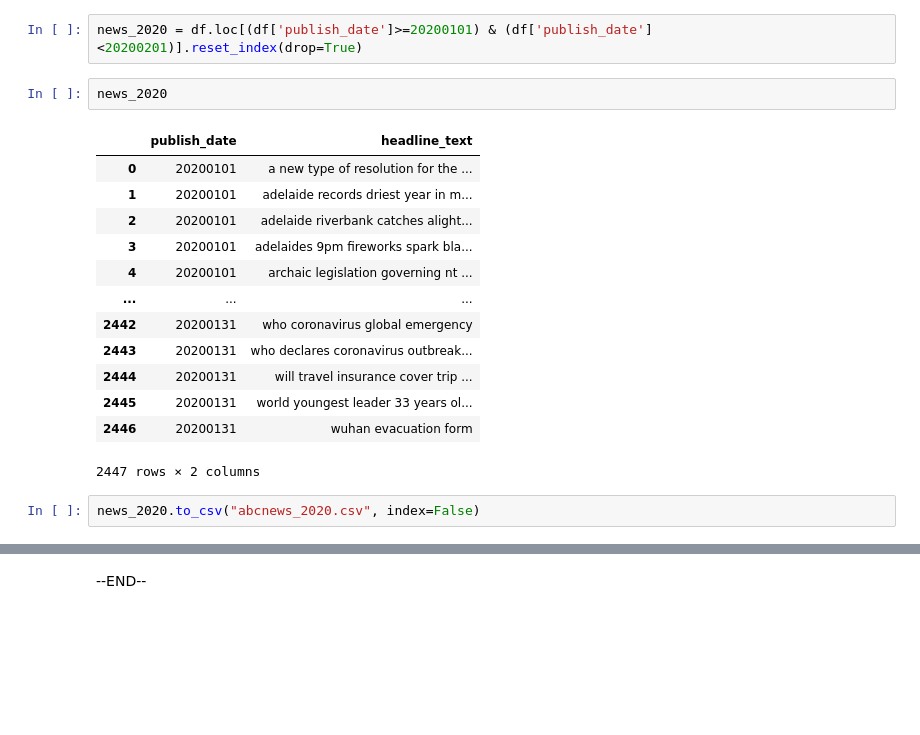
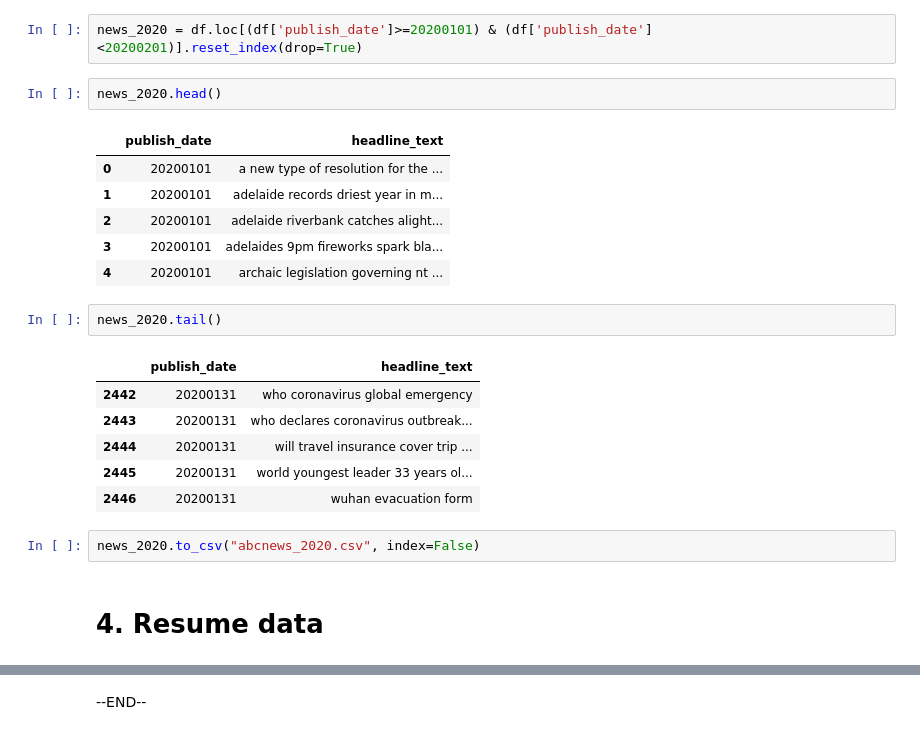
Before and after one commit to fastcampus-plan1/Online_DS_VectorDB, a Jupyter notebook: 02.Embedding Model 실습/00.Dataset 준비.ipynb, the cells around one changed output, grey strips where cells are left out. Drawn from its saved outputs; the diff is of its cells as text; blank space fills up the shorter version.

Commit message:
text 90% done image 50%

```diff
--- a/02.Embedding Model 실습/00.Dataset 준비.ipynb
+++ b/02.Embedding Model 실습/00.Dataset 준비.ipynb
@@ -134,20 +218,24 @@ df.publish_date.max(), df.publish_date.min()
 # %%
 news_2020 = df.loc[(df['publish_date']>=20200101) & (df['publish_date']<20200201)].reset_index(drop=True)
 # %%
-news_2020
+news_2020.head()
 # %% [output]
 |  | publish_date | headline_text |
 | 0 | 20200101 | a new type of resolution for the ... |
 | 1 | 20200101 | adelaide records driest year in m... |
 | 2 | 20200101 | adelaide riverbank catches alight... |
 | 3 | 20200101 | adelaides 9pm fireworks spark bla... |
 | 4 | 20200101 | archaic legislation governing nt ... |
-| ... | ... | ... |
-| 2442 | 20200131 | who coronavirus global emergency |
-| 2443 | 20200131 | who declares coronavirus outbreak... |
-| 2444 | 20200131 | will travel insurance cover trip ... |
-| 2445 | 20200131 | world youngest leader 33 years ol... |
-| 2446 | 20200131 | wuhan evacuation form |
-2447 rows × 2 columns
+# %%
+news_2020.tail()
+# %% [output]
+|  | publish_date | headline_text |
+| 2442 | 20200131 | who coronavirus global emergency |
+| 2443 | 20200131 | who declares coronavirus outbreak... |
+| 2444 | 20200131 | will travel insurance cover trip ... |
+| 2445 | 20200131 | world youngest leader 33 years ol... |
+| 2446 | 20200131 | wuhan evacuation form |
 # %%
 news_2020.to_csv("abcnews_2020.csv", index=False)
+# %% [markdown]
+# 4. Resume data
```
Also changed, not shown: parts of 30 cells of this notebook, 11 other files.
